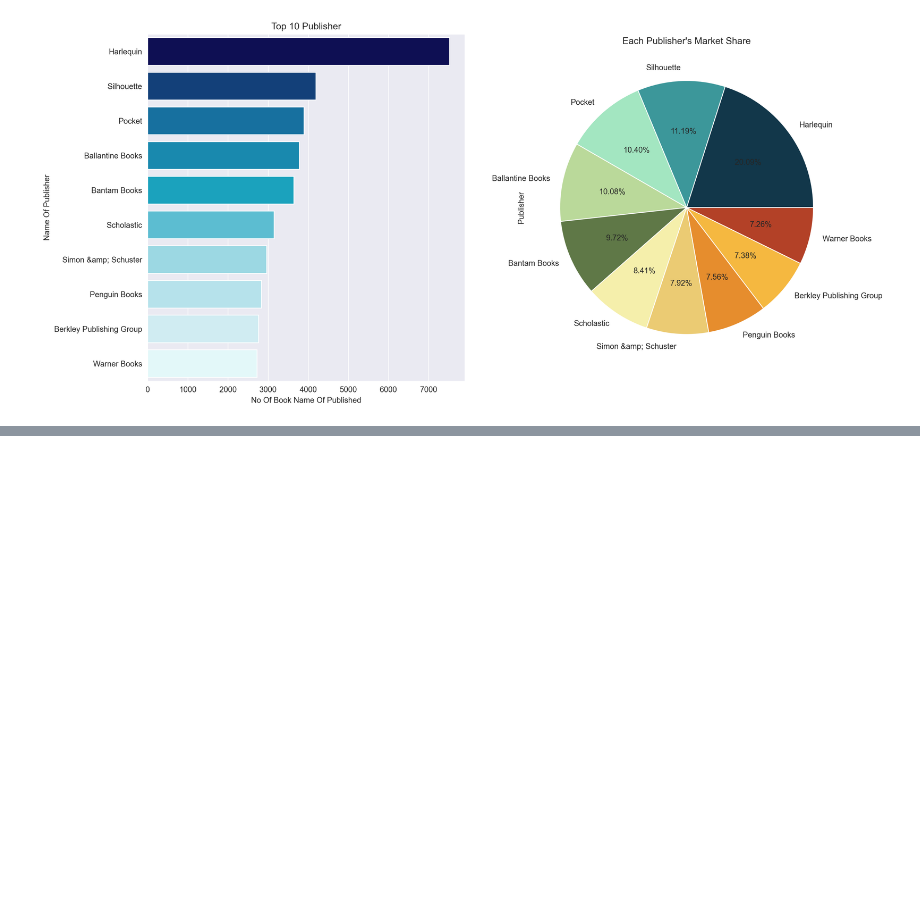
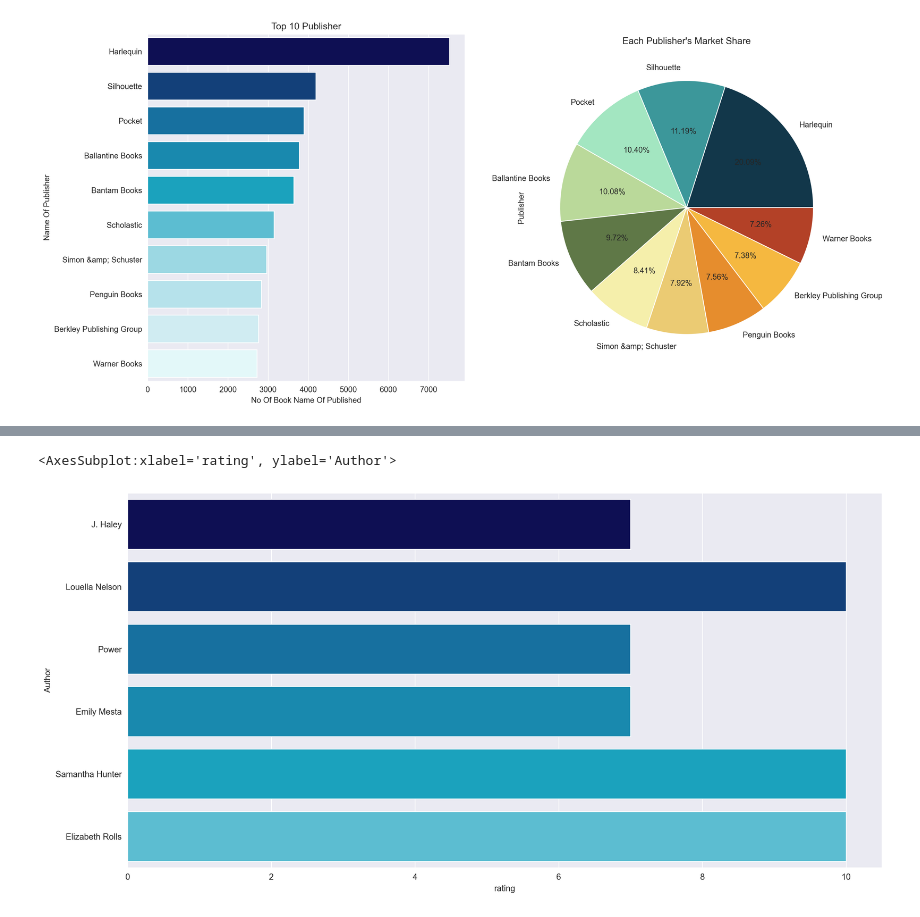
Before and after one commit to kunal-mallick/Book_Recommendation, a Jupyter notebook: Data Preprocessing & EDA/EDA.ipynb, the cells around one changed output, grey strips where cells are left out. Drawn from its saved outputs; the diff is of its cells as text; code cells hidden in the pictures; blank space fills up the shorter version.

```diff
--- a/Data Preprocessing & EDA/EDA.ipynb
+++ b/Data Preprocessing & EDA/EDA.ipynb
@@ -454,0 +464,8 @@ rate_no_zero = rate.drop(index_drop)
+# %%
+Harlequin = rate[rate['Publisher'] == 'Harlequin']
+
+Harlequin_10 = Harlequin[Harlequin['rating'] >= 10]
+
+Harlequin_10['sold'] = Harlequin_10['ISBN'].apply(lambda x: ratings_raw[ratings_raw['ISBN'] == x].loc[:,'Book-Rating'].shape[0])
+
+Harlequin_10['sold'].value_counts()
@@ -454,0 +477,4 @@ rate_no_zero = rate.drop(index_drop)
+# %%
+Harlequin_Author = Harlequin['Book-Author'].value_counts().index
+
+Harlequin_Author
@@ -454,0 +496,5 @@ rate_no_zero = rate.drop(index_drop)
+# %%
+Harlequin_Author_Ranking = pd.DataFrame({
+    'Author' : Harlequin_Author,
+    'rating' : Author_rating
+})
@@ -500,0 +628,8 @@ rate['Publisher'].value_counts().head(10).plot(kind='pie', autopct = '%.2f%%', a
+# %%
+sns.barplot(x = Harlequin_Author_Ranking[Harlequin_Author_Ranking['rating'] >= 7].iloc[:,1],
+            y = Harlequin_Author_Ranking[Harlequin_Author_Ranking['rating'] >= 7].iloc[:,0],
+            palette = ['#03045e', '#023e8a', '#0077b6', '#0096c7', '#00b4d8', '#48cae4']
+            )
+# %% [output]
+<AxesSubplot:xlabel='rating', ylabel='Author'>
+[figure, added]
```
Also changed, not shown: parts of 15 cells of this notebook.
